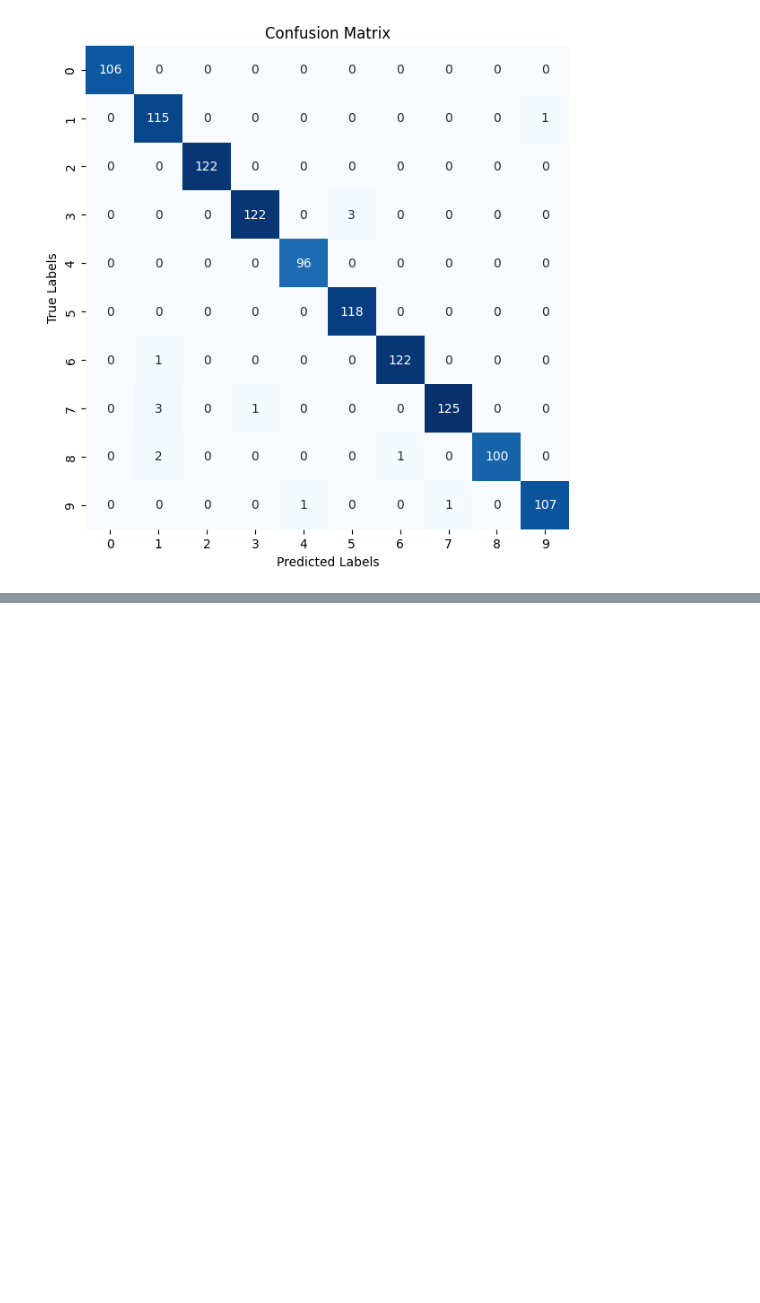
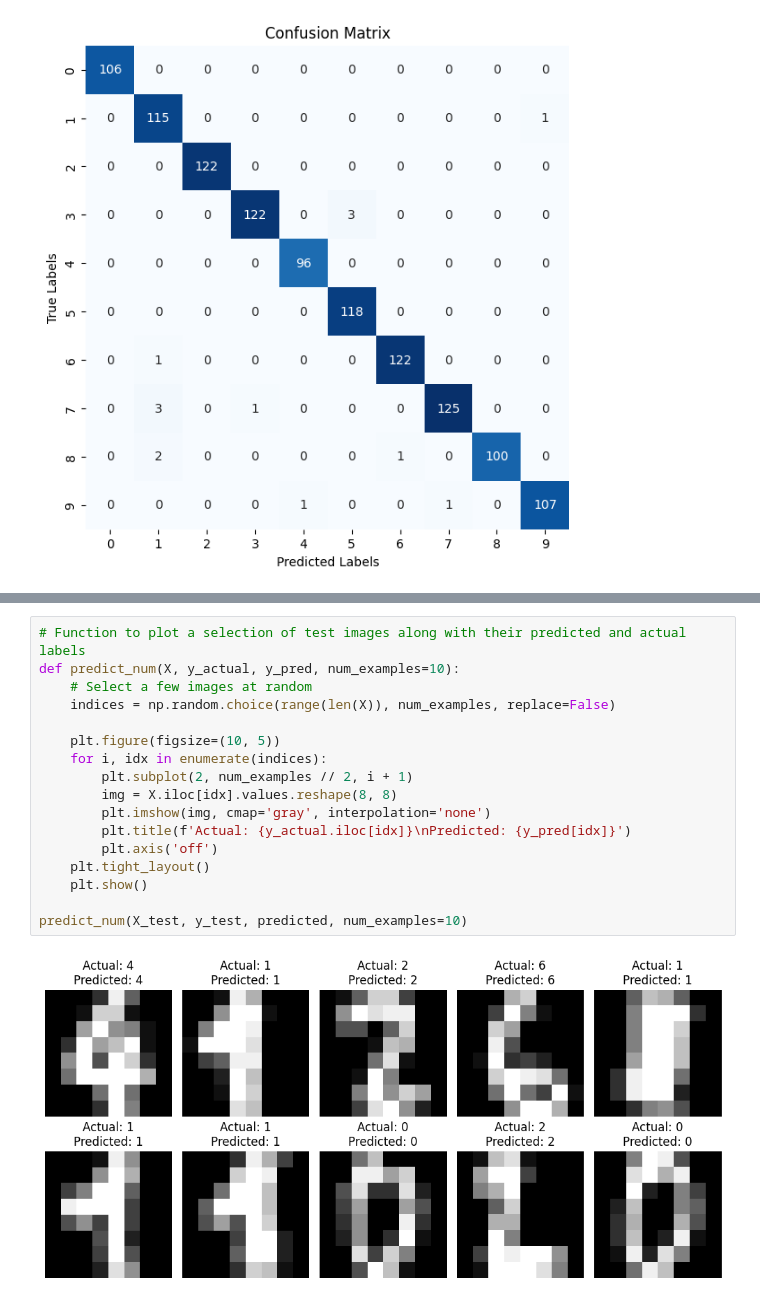
Before and after one commit to Qadeer1813/Data-Science-and-Machine-Learning-SVM, a Jupyter notebook: SVMNotebook.ipynb, the cells around one changed output, grey strips where cells are left out. Drawn from its saved outputs; the diff is of its cells as text; blank space fills up the shorter version.

Commit message:
added fucntion to test model

```diff
--- a/SVMNotebook.ipynb
+++ b/SVMNotebook.ipynb
@@ -101,3 +134,22 @@ plt.tight_layout()
 plt.show()
 # %% [output]
 [figure]
+# %%
+# Function to plot a selection of test images along with their predicted and actual labels
+def predict_num(X, y_actual, y_pred, num_examples=10):
+    # Select a few images at random
+    indices = np.random.choice(range(len(X)), num_examples, replace=False)
+
+    plt.figure(figsize=(10, 5))
+    for i, idx in enumerate(indices):
+        plt.subplot(2, num_examples // 2, i + 1)
+        img = X.iloc[idx].values.reshape(8, 8)
+        plt.imshow(img, cmap='gray', interpolation='none')
+        plt.title(f'Actual: {y_actual.iloc[idx]}\nPredicted: {y_pred[idx]}')
+        plt.axis('off')
+    plt.tight_layout()
+    plt.show()
+
+predict_num(X_test, y_test, predicted, num_examples=10)
+# %% [output]
+[figure, added]
```
Also changed, not shown: parts of 4 cells of this notebook.
